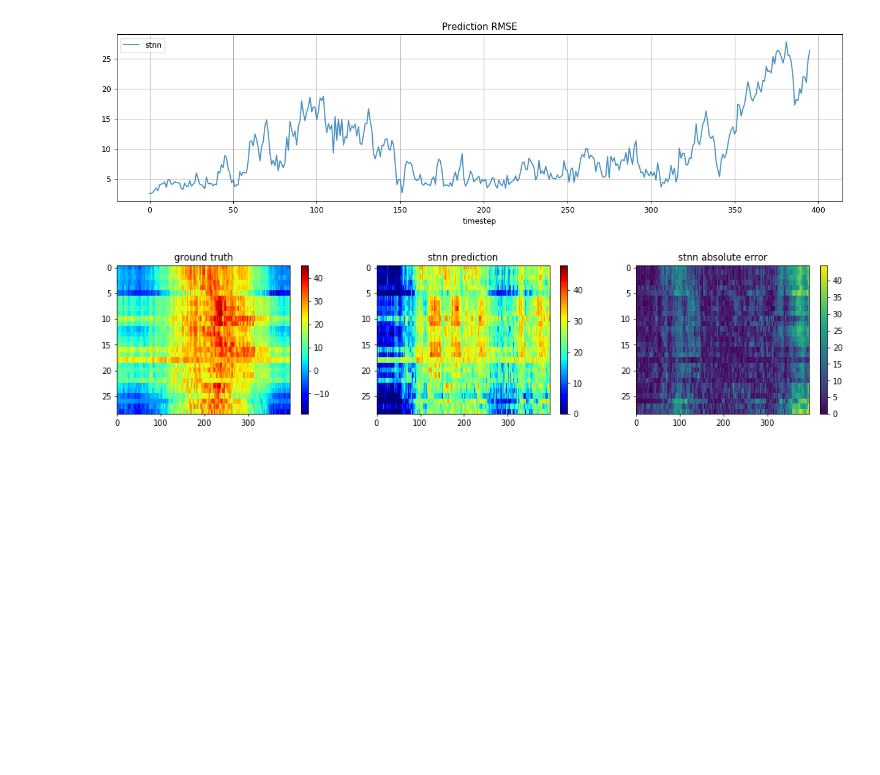
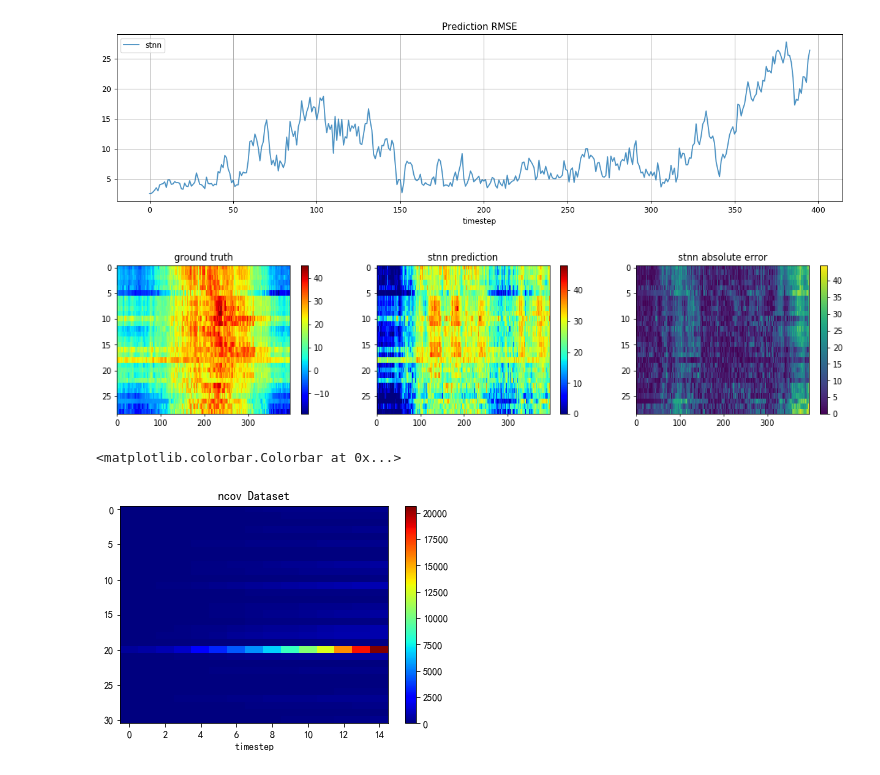
Before and after one commit to wtding1998/RNN_nCov, a Jupyter notebook: disease_analysis.ipynb, the cells around one changed output. Cells and saved outputs as stored; diff of their text form; code cells hidden in the pictures; blank space fills up the shorter version.

Commit message:
add plot function

```diff
--- a/disease_analysis.ipynb
+++ b/disease_analysis.ipynb
@@ -346,3 +346,16 @@ for i, exp in enumerate(exps):
     plt.title('{} absolute error'.format(exp))
 # %% [output]
 [figure]
+# %%
+datadir = 'data'
+dataset = 'jar'
+data = get_time_data(datadir, dataset).numpy()
+
+plt.figure('ncov Dataset')
+plt.imshow(data[:, :, 0].T, aspect='auto', cmap='jet')
+plt.title('ncov Dataset')
+plt.xlabel('timestep')
+plt.colorbar()
+# %% [output]
+<matplotlib.colorbar.Colorbar at 0x...>
+[figure, added]
```
Also changed, not shown: parts of 4 cells of this notebook, 1 other file.
